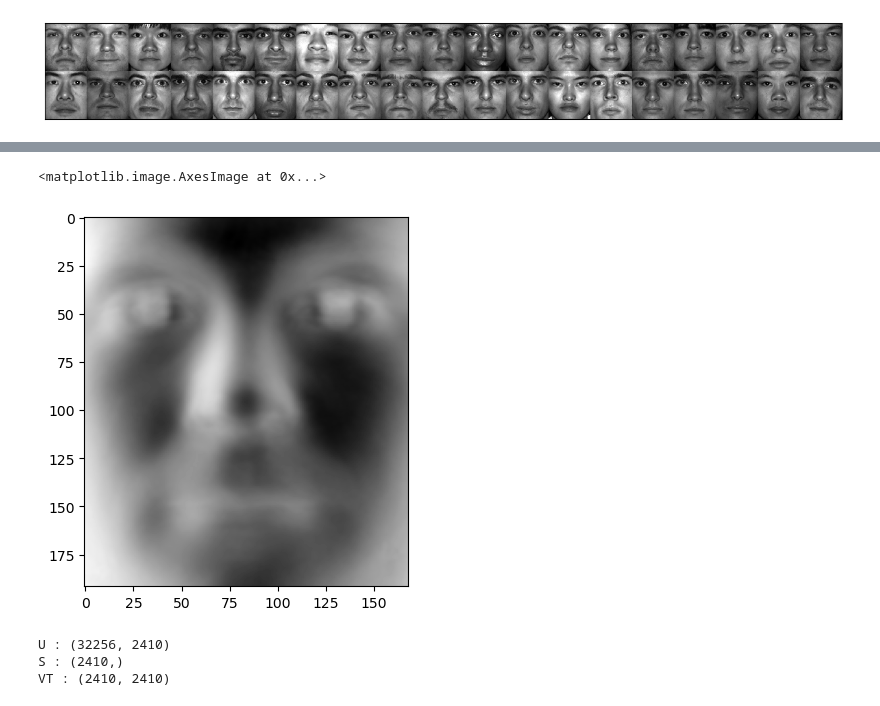
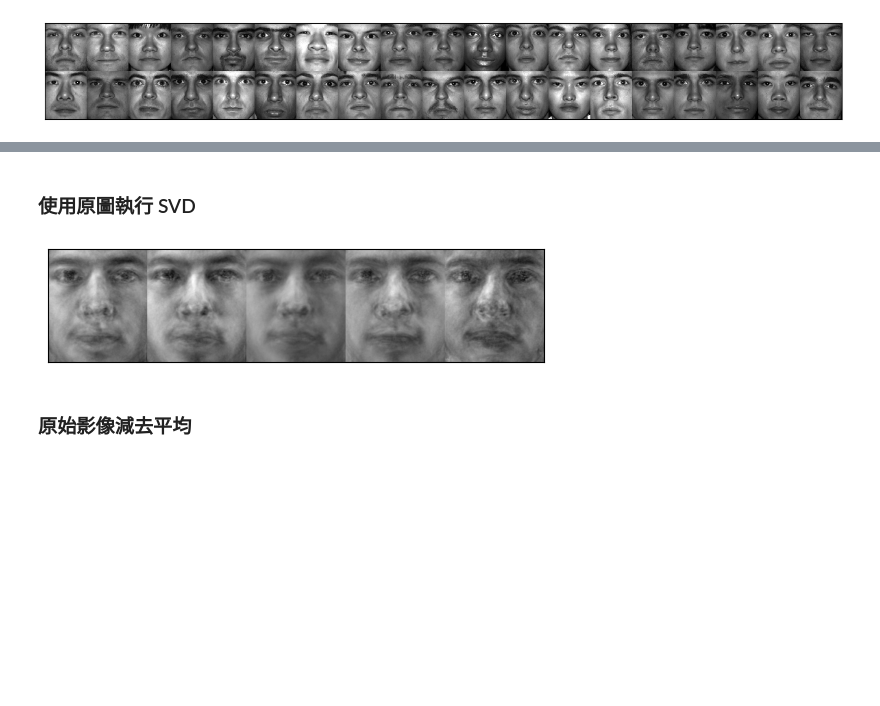
Before and after one commit to amy10202808/1112ShallowMachineLearning, a Jupyter notebook: hw2SVD_Image/hw2_711133117_陳怡升_PCA_SVD_in_Image.ipynb, the cells around one changed output, grey strips where cells are left out. Cells and saved outputs as stored; diff of their text form; code cells hidden in the pictures; blank space fills up the shorter version.

```diff
--- a/hw2SVD_Image/hw2_711133117_陳怡升_PCA_SVD_in_Image.ipynb
+++ b/hw2SVD_Image/hw2_711133117_陳怡升_PCA_SVD_in_Image.ipynb
@@ -15,4 +15,2 @@ import cv2
 # %%
 imgfile = r'C:\Course\1112ShallowMachineLearning\data'
-# %%
-imgfile = r'D:\711133117\1112ShallowMachineLearning\data'
@@ -331,18 +397,21 @@ np.array(X.T.mean(axis=1)).reshape(-1,1).shape
+# %% [markdown]
+### 使用原圖執行 SVD
+# %%
+U, S, VT = np.linalg.svd(X.T, full_matrices=False)
+# %%
+q = 2000
+Uq = U[:, :q]
+Xq = Uq @ np.array(encode_data)
+M = montage(pd.DataFrame(Xq.T), 5, 1, sz[::-1])
+plt.imshow(M.T, cmap=plt.cm.gray)
+plt.xticks([]);plt.yticks([])
+plt.show()
+# %% [output]
+[figure, added]
+# %% [markdown]
+### 原始影像減去平均
 # %%
 avg_img = np.tile(np.array(X.T.mean(axis=1)).reshape(-1,1), X.shape[0])
 X_avg = np.array(X.T) - avg_img
 # %%
 U, S, VT = np.linalg.svd(X_avg, full_matrices=False)
-# %%
-plt.imshow(montage(pd.DataFrame(U.T), 1,1 , sz[::-1]).T, cmap='gray')
-# %% [output]
-<matplotlib.image.AxesImage at 0x...>
-[figure, removed]
-# %%
-print("U : {}".format(U.shape))
-print("S : {}".format(S.shape))
-print("VT : {}".format(VT.shape))
-# %% [output]
-U : (32256, 2410)
-S : (2410,)
-VT : (2410, 2410)
```
Also changed, not shown: parts of 67 cells of this notebook, 1 other file.
